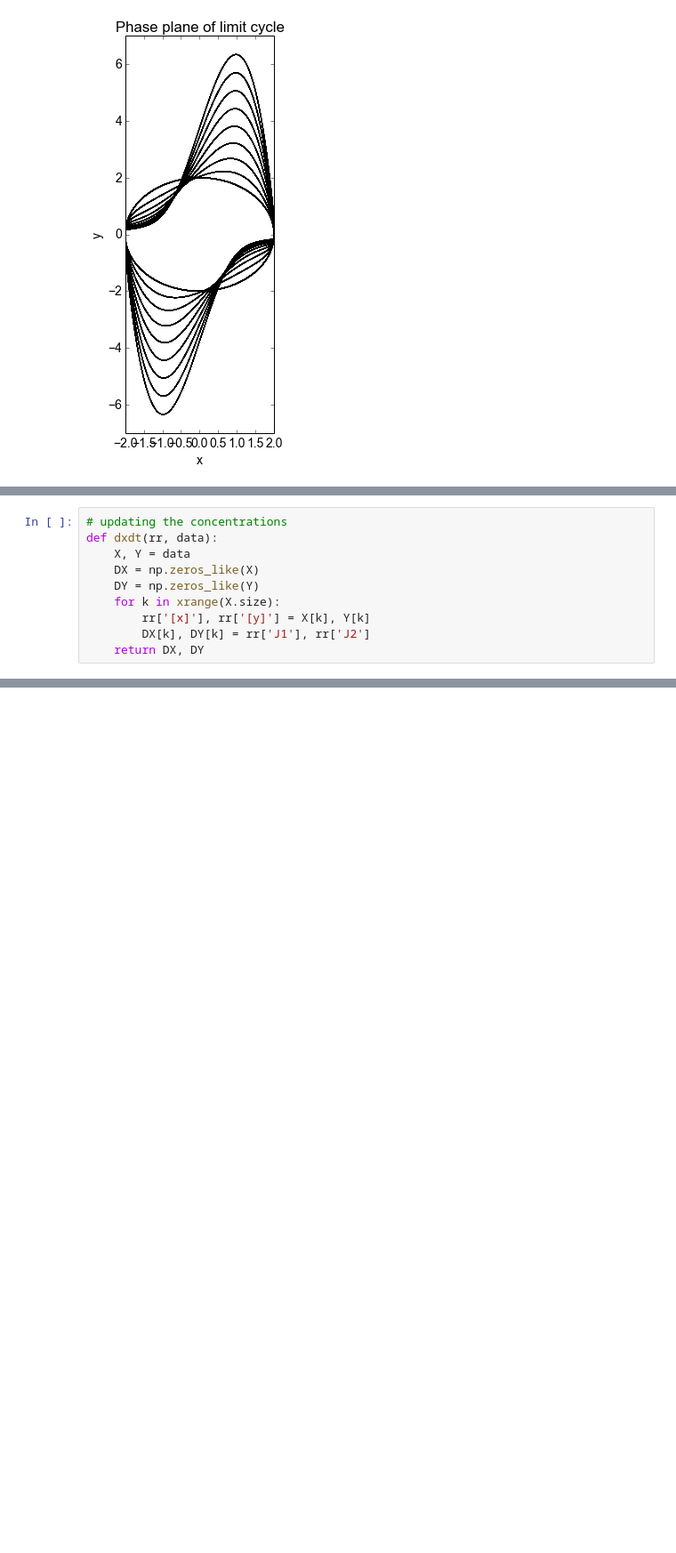
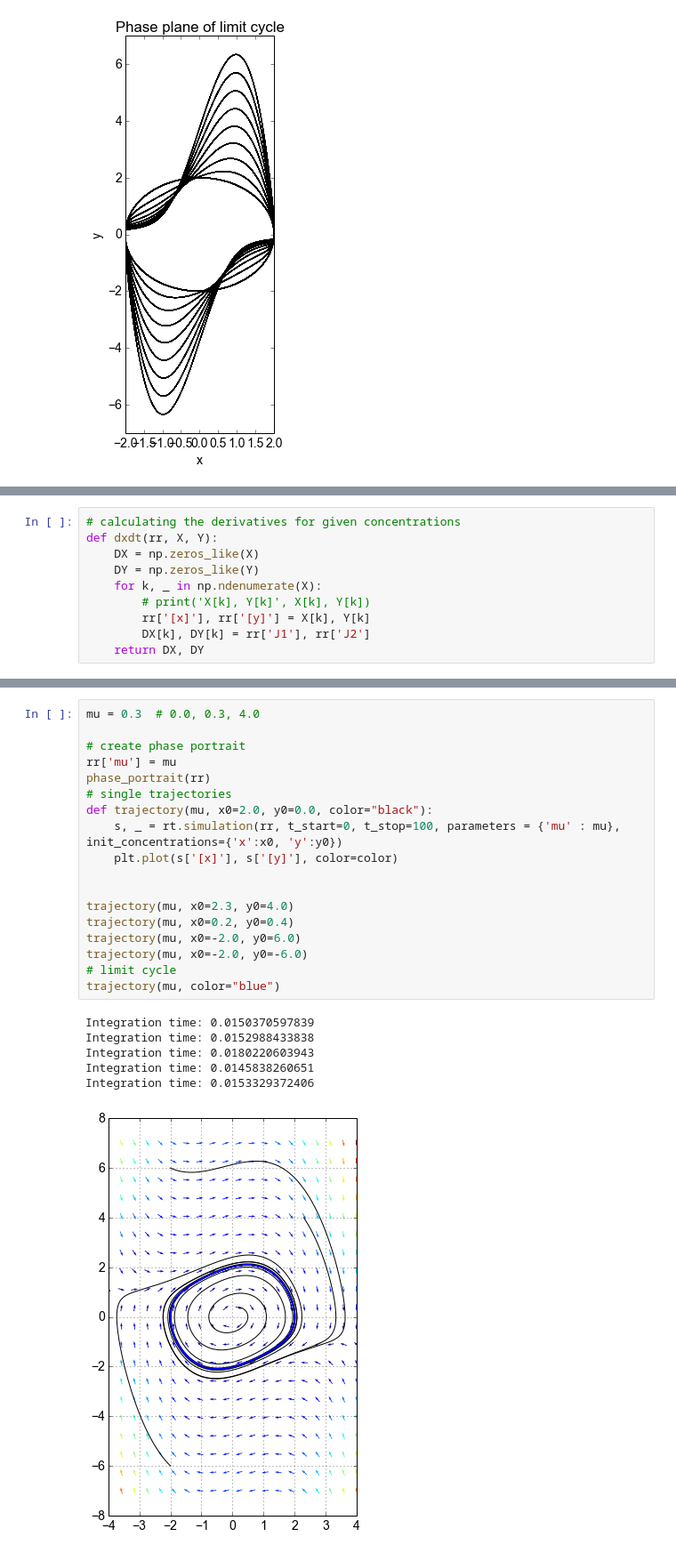
Before and after one commit to jingyayeah/multiscale-galactose, a Jupyter notebook: python/simulator/odesim/examples/Van_der_Pol_Oscillator.ipynb, the cells around one changed output, grey strips where cells are left out. Shown at 89% size. Cells and saved outputs as stored; diff of their text form; blank space fills up the shorter version.

Commit message:
Phase plane for van der pol added

```diff
--- a/python/simulator/odesim/examples/Van_der_Pol_Oscillator.ipynb
+++ b/python/simulator/odesim/examples/Van_der_Pol_Oscillator.ipynb
@@ -160,10 +173,10 @@ plt.ylim([-7,7])
 # %%
-# updating the concentrations
-def dxdt(rr, data):
-    X, Y = data
+# calculating the derivatives for given concentrations
+def dxdt(rr, X, Y):
     DX = np.zeros_like(X)
     DY = np.zeros_like(Y)
-    for k in xrange(X.size):
+    for k, _ in np.ndenumerate(X):
+        # print('X[k], Y[k]', X[k], Y[k])
         rr['[x]'], rr['[y]'] = X[k], Y[k]
         DX[k], DY[k] = rr['J1'], rr['J2']
     return DX, DY
@@ -205,0 +208,25 @@ X1.size
+# %%
+mu = 0.3  # 0.0, 0.3, 4.0
+
+# create phase portrait
+rr['mu'] = mu
+phase_portrait(rr)
+# single trajectories
+def trajectory(mu, x0=2.0, y0=0.0, color="black"):
+    s, _ = rt.simulation(rr, t_start=0, t_stop=100, parameters = {'mu' : mu}, init_concentrations={'x':x0, 'y':y0})
+    plt.plot(s['[x]'], s['[y]'], color=color)
+
+
+trajectory(mu, x0=2.3, y0=4.0)
+trajectory(mu, x0=0.2, y0=0.4)
+trajectory(mu, x0=-2.0, y0=6.0)
+trajectory(mu, x0=-2.0, y0=-6.0)
+# limit cycle
+trajectory(mu, color="blue")
+# %% [output]
+Integration time: 0.0150370597839
+Integration time: 0.0152988433838
+Integration time: 0.0180220603943
+Integration time: 0.0145838260651
+Integration time: 0.0153329372406
+[figure, added]
```
Also changed, not shown: parts of 14 cells of this notebook, 1 other file.
